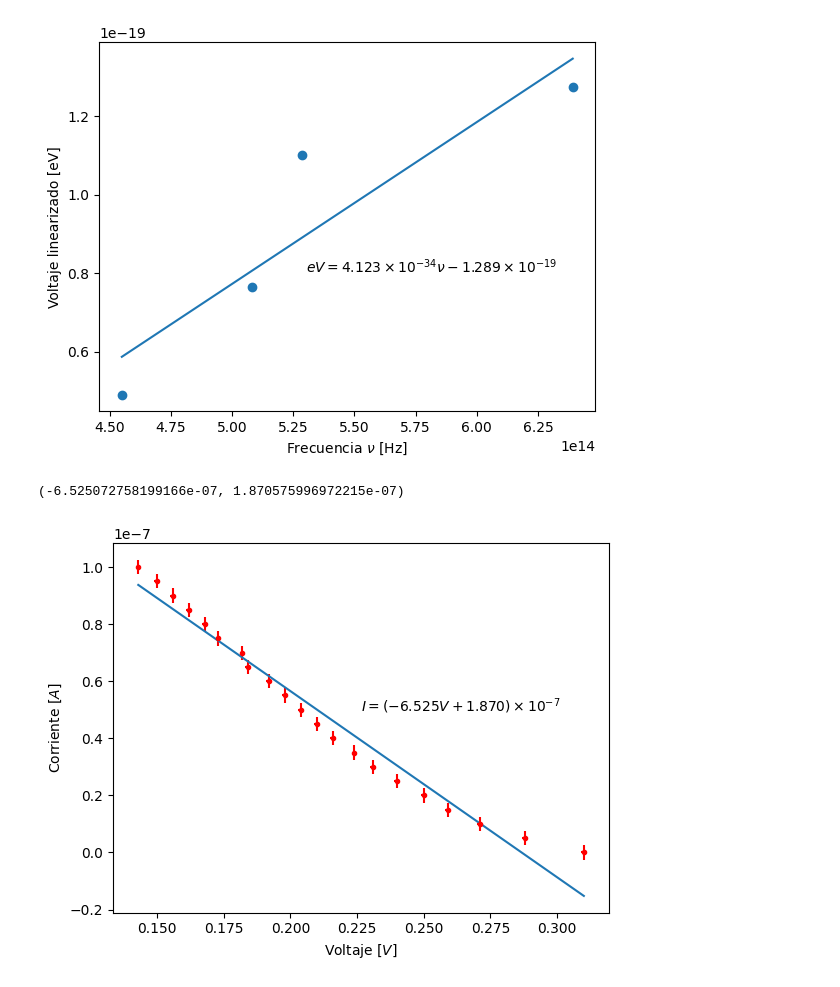
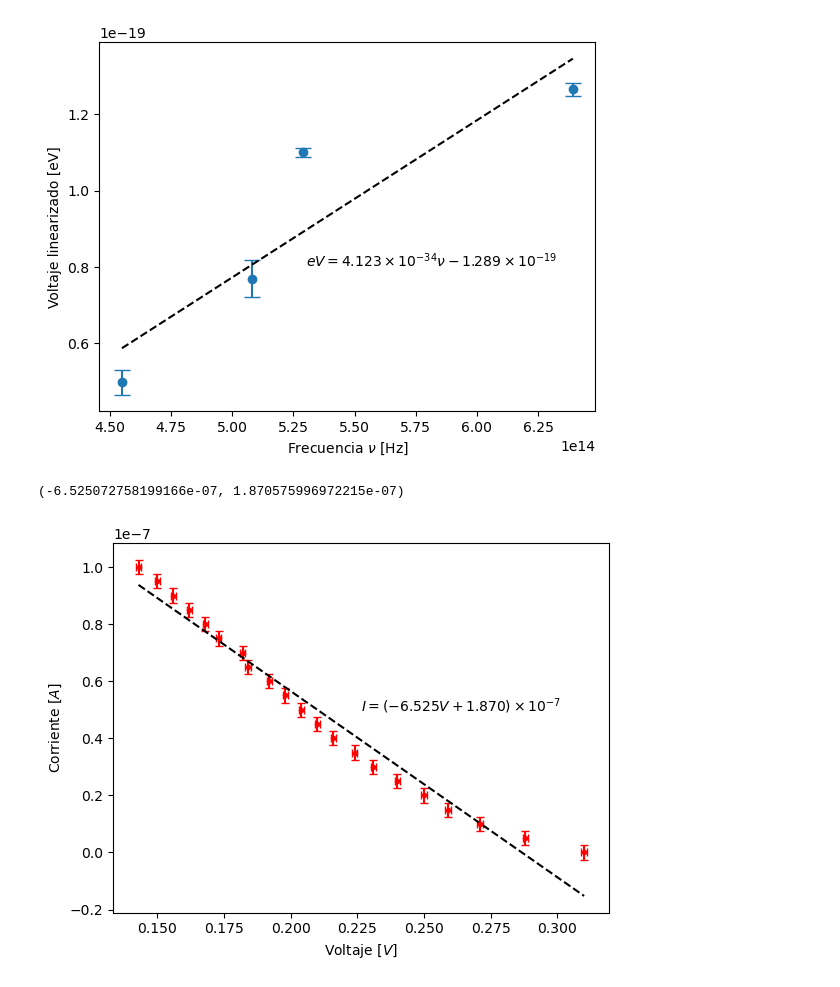
Before and after one commit to jcrojasv1/Physics_Labs, a Jupyter notebook: Efecto fotoeléctrico/calculations/Moderna_efecto_fotoeléctrico.ipynb, the cells around one changed output. Cells and saved outputs as stored; diff of their text form; code cells hidden in the pictures.

```diff
--- a/Efecto fotoeléctrico/calculations/Moderna_efecto_fotoeléctrico.ipynb
+++ b/Efecto fotoeléctrico/calculations/Moderna_efecto_fotoeléctrico.ipynb
@@ -56,8 +56,8 @@ wlen = wave_lenght*1e-9
 for i in range(4):
     X,Y,M[i],B[i] = GetRegression(V[i],I[i])
     plt.subplot(221+i)
-    plt.errorbar(V[i],I[i],color=colors[i],yerr=I_err,xerr=V_err,fmt=".")
-    plt.plot(X,Y)
+    plt.errorbar(V[i],I[i],color=colors[i],yerr=I_err,xerr=V_err,fmt=".",capsize=2)
+    plt.plot(X,Y,"k--")
     V_frenado = np.append(V_frenado,-B[i]/M[i])
     plt.xlabel("Voltaje [V]")
     plt.ylabel("Corriente [A]")
@@ -81,12 +81,16 @@ plt.show()
 e = 1.60217663e-19
 c = 2.99792458e8
 frequency =c/wlen
-plt.scatter(frequency,e*V_frenado)
+V_f = np.array([0.79,0.687,0.48,0.31])*e
+dV_f = np.array([0.01,0.007,0.03,0.02])*e
+plt.errorbar(frequency,V_f,dV_f,fmt="o",capsize=6)
+
+
 plt.xlabel(r"Frecuencia $\nu$ [Hz]")
 plt.ylabel(r"Voltaje linearizado [eV]")
 plt.text(5.3e14,0.8e-19,r"$eV = 4.123\times10^{-34}\nu - 1.289\times10^{-19}$")
 X,Y,m,b = GetRegression(frequency,e*V_frenado)
-plt.plot(X,Y)
+plt.plot(X,Y,"k--")
 
 GetUncertainty(m,b,frequency,e*V_frenado)
 # %% [output]
@@ -94,15 +98,15 @@ GetUncertainty(m,b,frequency,e*V_frenado)
-[figure, old version]
+[figure, new version]
 # %%
-plt.errorbar(V[4],I[4],color="r",yerr=I_err,fmt=".",xerr=V_err)
+plt.errorbar(V[4],I[4],color="r",yerr=I_err,fmt=".",xerr=V_err,capsize=3)
 plt.xlabel(r"Voltaje [$V$]")
 plt.ylabel(r"Corriente [$A$]")
 
 X,Y,m,b = GetRegression(V[4],I[4])
 x = np.linspace(min(X),max(X))
 y = m*x + b
-plt.plot(x,y)
+plt.plot(x,y,"k--",)
 plt.text(np.mean(X),np.mean(Y)+0.1e-7,r"$I = (-6.525 V + 1.870)\times10^{-7} $")
 m,b
 # %% [output]
 (-6.525072758199166e-07, 1.870575996972215e-07)
-[figure, old version]
+[figure, new version]
```
Also changed, not shown: parts of 2 cells of this notebook, 3 other files.
